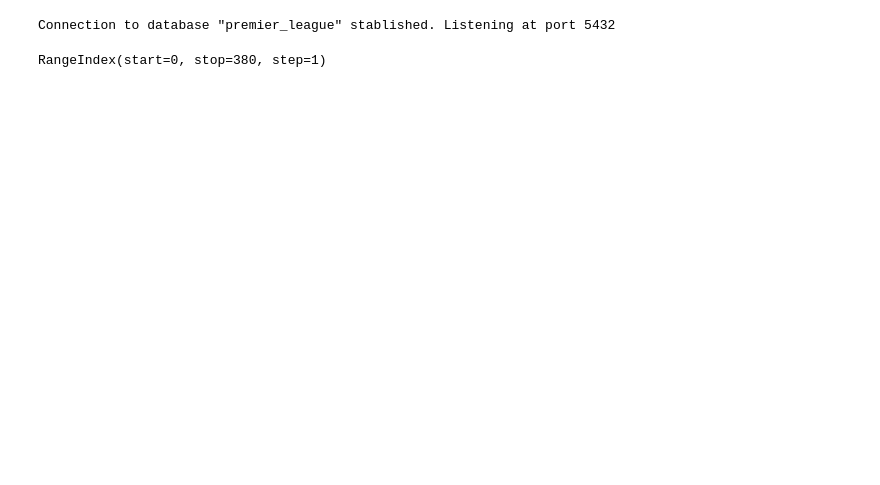
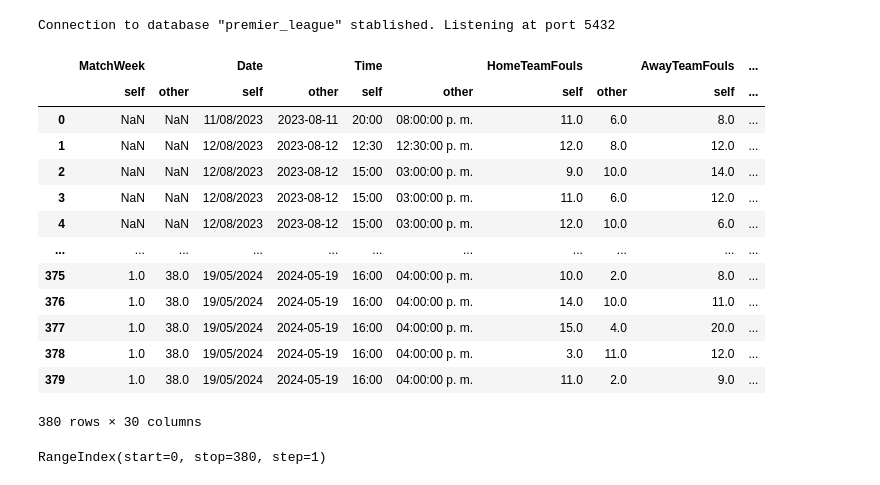
Before and after one commit to IvanRamosDataTech/Premier-League, a Jupyter notebook: ETL/Python ETL/etl_notebook.ipynb, the cells around one changed output. Saved outputs shown, nothing was run; the diff lists cells and outputs as text; code cells hidden in the pictures; blank space fills up the shorter version.

```diff
--- a/ETL/Python ETL/etl_notebook.ipynb
+++ b/ETL/Python ETL/etl_notebook.ipynb
@@ -128,7 +141,24 @@ postgres_frame = pd.DataFrame(data = matches_in_db, columns = website_frame.colu
 # !! Getting error --> ValueError: Can only compare identically-labeled (both index and columns) DataFrame objects
 # This does not work as our dataframes have identical lables, but different indexes as website_frame is always likely to have
 # more entries that what we have persisted in DataBase
-# new_entries = website_frame.compare(postgres_frame)
+new_entries = website_frame.compare(postgres_frame)
+# %%
+new_entries
+# %% [output]
+|  | MatchWeek |  | Date |  | Time |  | HomeTeamFouls |  | AwayTeamFouls | ... |
+|  | self | other | self | other | self | other | self | other | self | ... |
+| 0 | NaN | NaN | 11/08/2023 | 2023-08-11 | 20:00 | 08:00:00 p. m. | 11.0 | 6.0 | 8.0 | ... |
+| 1 | NaN | NaN | 12/08/2023 | 2023-08-12 | 12:30 | 12:30:00 p. m. | 12.0 | 8.0 | 12.0 | ... |
+| 2 | NaN | NaN | 12/08/2023 | 2023-08-12 | 15:00 | 03:00:00 p. m. | 9.0 | 10.0 | 14.0 | ... |
+| 3 | NaN | NaN | 12/08/2023 | 2023-08-12 | 15:00 | 03:00:00 p. m. | 11.0 | 6.0 | 12.0 | ... |
+| 4 | NaN | NaN | 12/08/2023 | 2023-08-12 | 15:00 | 03:00:00 p. m. | 12.0 | 10.0 | 6.0 | ... |
+| ... | ... | ... | ... | ... | ... | ... | ... | ... | ... | ... |
+| 375 | 1.0 | 38.0 | 19/05/2024 | 2024-05-19 | 16:00 | 04:00:00 p. m. | 10.0 | 2.0 | 8.0 | ... |
+| 376 | 1.0 | 38.0 | 19/05/2024 | 2024-05-19 | 16:00 | 04:00:00 p. m. | 14.0 | 10.0 | 11.0 | ... |
+| 377 | 1.0 | 38.0 | 19/05/2024 | 2024-05-19 | 16:00 | 04:00:00 p. m. | 15.0 | 4.0 | 20.0 | ... |
+| 378 | 1.0 | 38.0 | 19/05/2024 | 2024-05-19 | 16:00 | 04:00:00 p. m. | 3.0 | 11.0 | 12.0 | ... |
+| 379 | 1.0 | 38.0 | 19/05/2024 | 2024-05-19 | 16:00 | 04:00:00 p. m. | 11.0 | 2.0 | 9.0 | ... |
+380 rows × 30 columns
 # %%
 # Copy depurated matchweeks from
 
```
Also changed, not shown: parts of 7 cells of this notebook, 2 other files.
